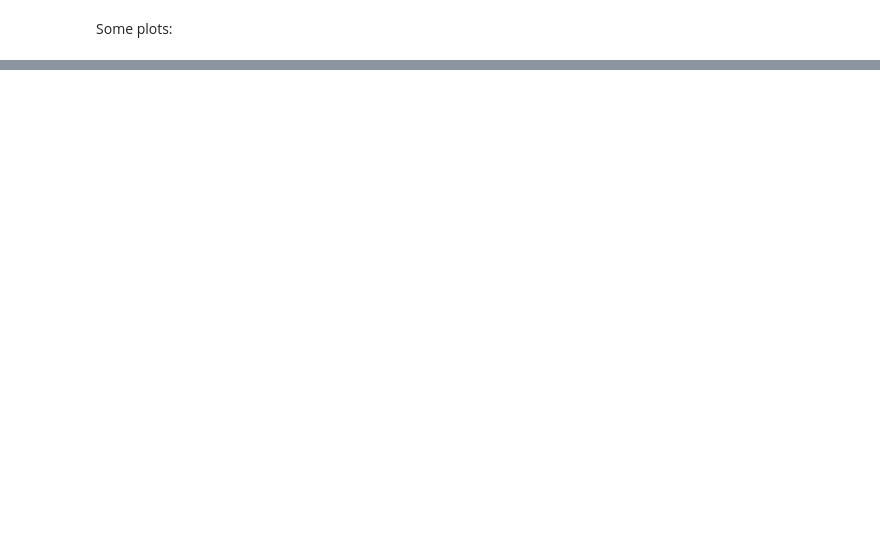
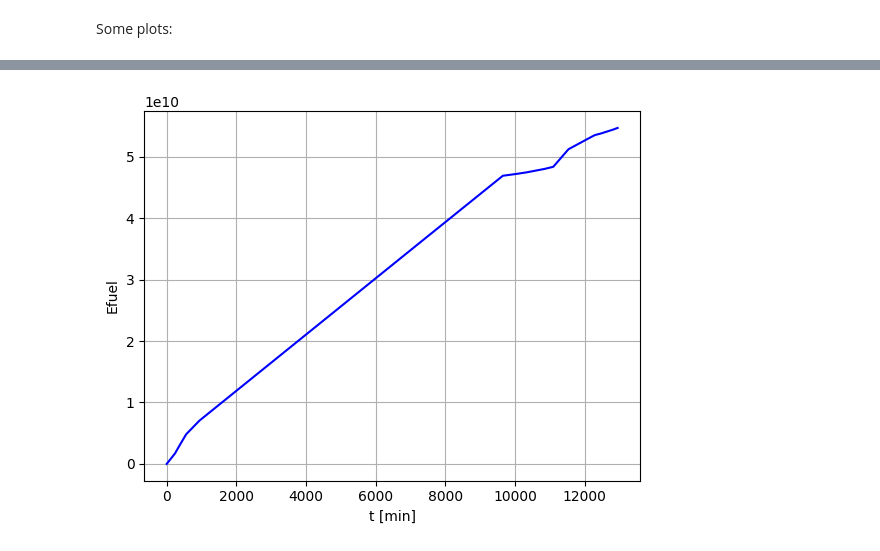
Before and after one commit to rmalpica/PhlyGreen, a Jupyter notebook: trunk/tutorial/tutorial.ipynb, the cells around one changed output, grey strips where cells are left out. Saved outputs shown, nothing was run; the diff lists cells and outputs as text; code cells hidden in the pictures; blank space fills up the shorter version.

```diff
--- a/trunk/tutorial/tutorial.ipynb
+++ b/trunk/tutorial/tutorial.ipynb
@@ -190,0 +205,9 @@ plt.show()
+# %%
+plt.plot(times,Ef, 'b')
+#plt.plot(myaircraft.mission.profile.Breaks,np.ones(6)*0.05, '*')
+plt.grid(visible=True)
+plt.xlabel('t [min]')
+plt.ylabel('Efuel')
+plt.show()
+# %% [output]
+[figure, added]
```
Also changed, not shown: parts of 10 cells of this notebook, 3 other files.
